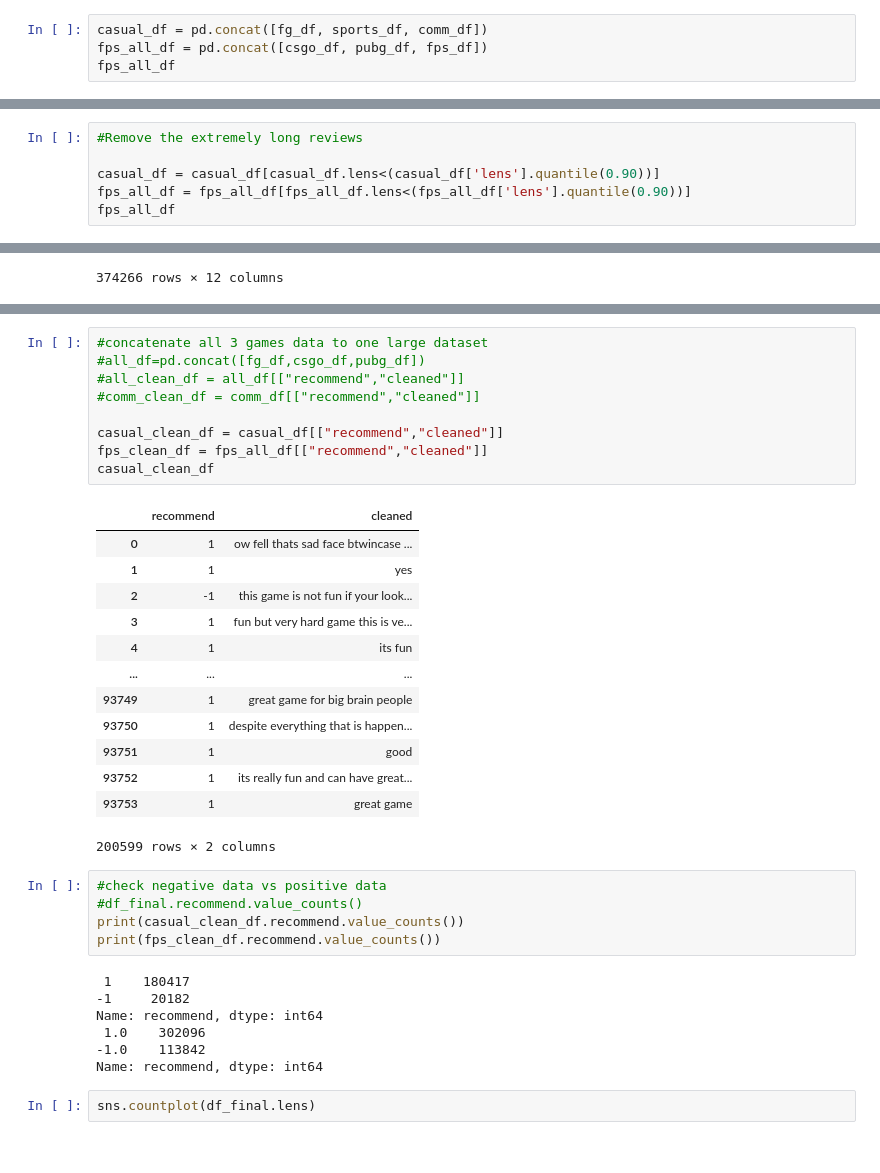
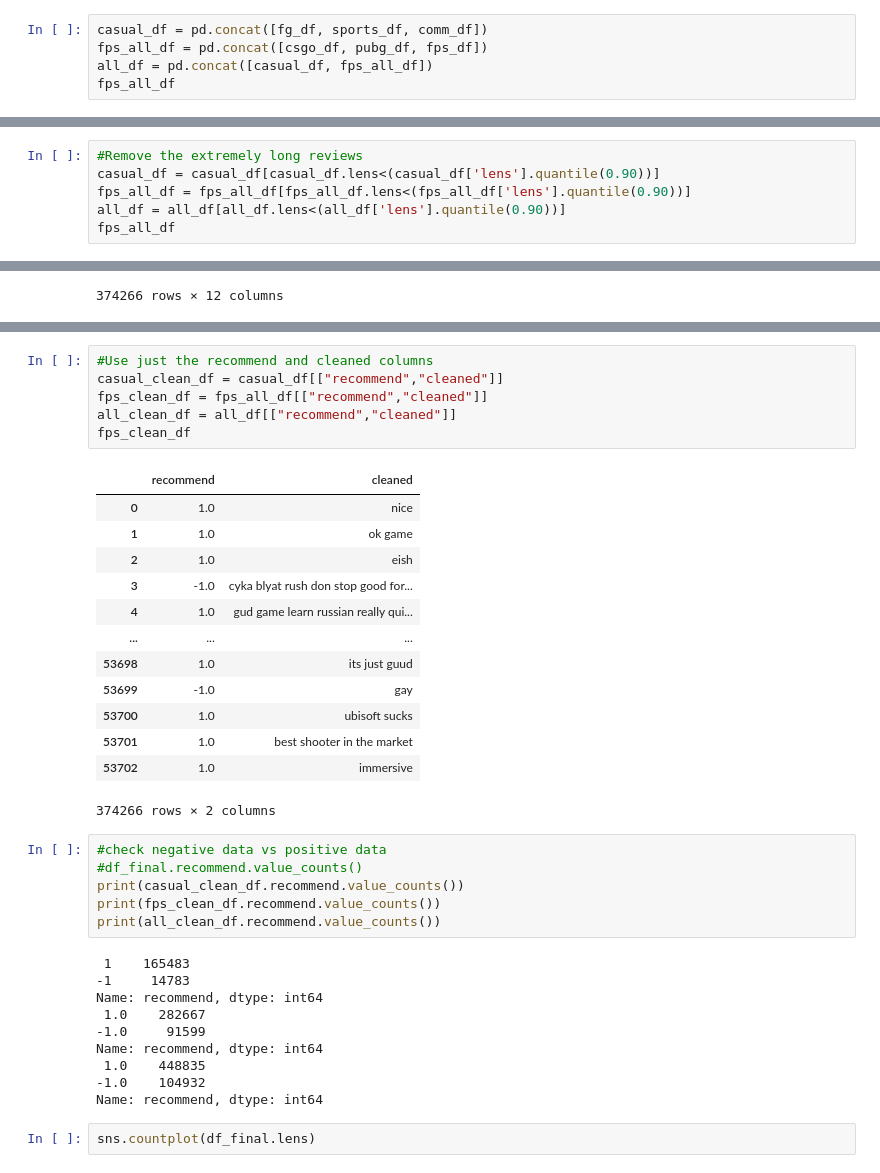
Before and after one commit to susandong/w266_final_project_game_sentiment, a Jupyter notebook: w266_Final_Project_Game_Review_Sentiment_Analysis_1122.ipynb, the cells around one changed output, grey strips where cells are left out. Saved outputs shown, nothing was run; the diff lists cells and outputs as text.

```diff
--- a/w266_Final_Project_Game_Review_Sentiment_Analysis_1122.ipynb
+++ b/w266_Final_Project_Game_Review_Sentiment_Analysis_1122.ipynb
@@ -206,6 +206,7 @@ process_text(fps_df, 'text')
 # %%
 casual_df = pd.concat([fg_df, sports_df, comm_df])
 fps_all_df = pd.concat([csgo_df, pubg_df, fps_df])
+all_df = pd.concat([casual_df, fps_all_df])
 fps_all_df
 # %% [output]
 |  | app | useful | funny | username | games_owned | num_reviews | recommend | hours_played | date | ... |
@@ -223,9 +224,9 @@ fps_all_df
 415938 rows × 12 columns
 # %%
 #Remove the extremely long reviews
-
 casual_df = casual_df[casual_df.lens<(casual_df['lens'].quantile(0.90))]
 fps_all_df = fps_all_df[fps_all_df.lens<(fps_all_df['lens'].quantile(0.90))]
+all_df = all_df[all_df.lens<(all_df['lens'].quantile(0.90))]
 fps_all_df
 # %% [output]
 |  | app | useful | funny | username | games_owned | num_reviews | recommend | hours_played | date | ... |
@@ -260,38 +245,39 @@ comm_df
-# %%
-#concatenate all 3 games data to one large dataset
-#all_df=pd.concat([fg_df,csgo_df,pubg_df])
-#all_clean_df = all_df[["recommend","cleaned"]]
-#comm_clean_df = comm_df[["recommend","cleaned"]]
-
-casual_clean_df = casual_df[["recommend","cleaned"]]
-fps_clean_df = fps_all_df[["recommend","cleaned"]]
-casual_clean_df
-# %% [output]
-|  | recommend | cleaned |
-| 0 | 1 | ow fell thats sad face btwincase ... |
-| 1 | 1 | yes |
-| 2 | -1 | this game is not fun if your look... |
-| 3 | 1 | fun but very hard game this is ve... |
-| 4 | 1 | its fun |
-| ... | ... | ... |
-| 93749 | 1 | great game for big brain people |
-| 93750 | 1 | despite everything that is happen... |
-| 93751 | 1 | good |
-| 93752 | 1 | its really fun and can have great... |
-| 93753 | 1 | great game |
-200599 rows × 2 columns
+# %%
+#Use just the recommend and cleaned columns
+casual_clean_df = casual_df[["recommend","cleaned"]]
+fps_clean_df = fps_all_df[["recommend","cleaned"]]
+all_clean_df = all_df[["recommend","cleaned"]]
+fps_clean_df
+# %% [output]
+|  | recommend | cleaned |
+| 0 | 1.0 | nice |
+| 1 | 1.0 | ok game |
+| 2 | 1.0 | eish |
+| 3 | -1.0 | cyka blyat rush don stop good for... |
+| 4 | 1.0 | gud game learn russian really qui... |
+| ... | ... | ... |
+| 53698 | 1.0 | its just guud |
+| 53699 | -1.0 | gay |
+| 53700 | 1.0 | ubisoft sucks |
+| 53701 | 1.0 | best shooter in the market |
+| 53702 | 1.0 | immersive |
+374266 rows × 2 columns
 # %%
 #check negative data vs positive data
 #df_final.recommend.value_counts()
 print(casual_clean_df.recommend.value_counts())
 print(fps_clean_df.recommend.value_counts())
+print(all_clean_df.recommend.value_counts())
 # %% [output]
- 1    180417
--1     20182
+ 1    165483
+-1     14783
 Name: recommend, dtype: int64
- 1.0    302096
--1.0    113842
+ 1.0    282667
+-1.0     91599
 Name: recommend, dtype: int64
+ 1.0    448835
+-1.0    104932
+Name: recommend, dtype: int64
 # %%
 sns.countplot(df_final.lens)
 # %% [output]
```
Also changed, not shown: parts of 10 cells of this notebook.
